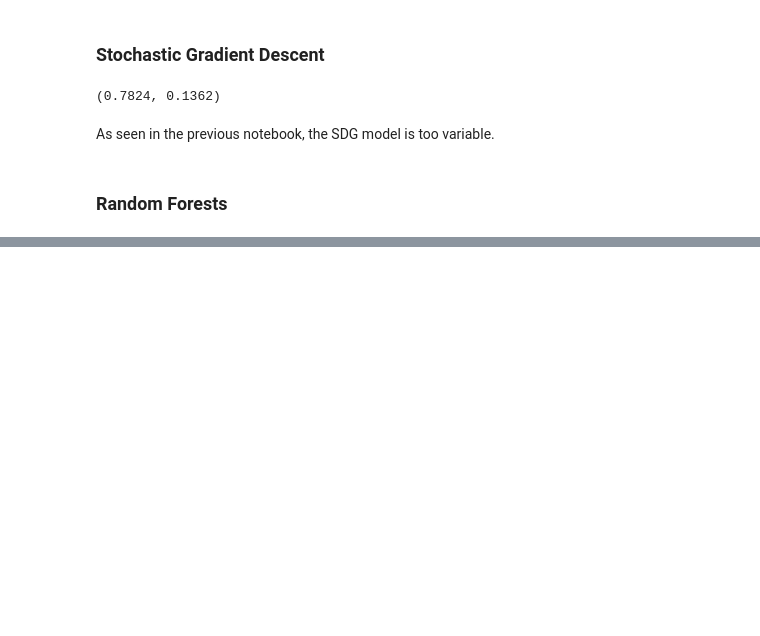
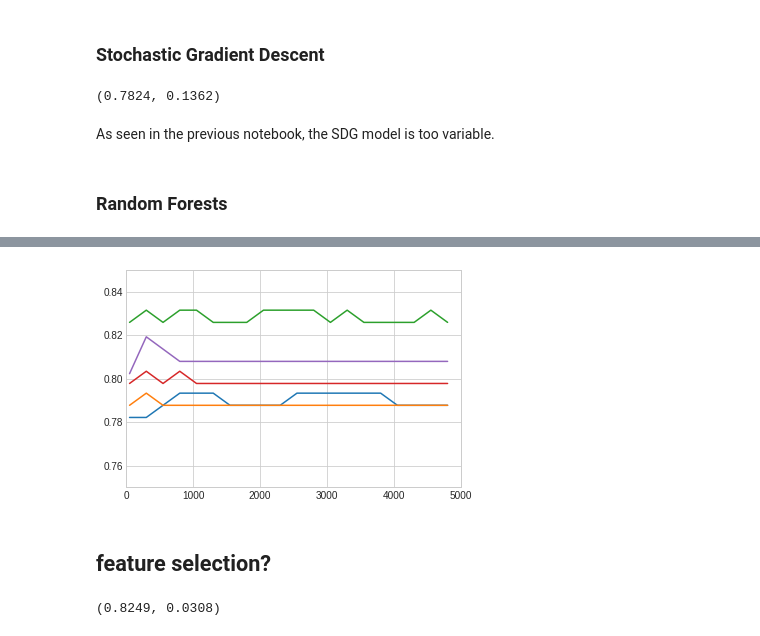
Before and after one commit to BigBangData/TitanicSurvival, a Jupyter notebook: TitanicPredictions.ipynb, the cells around one changed output, grey strips where cells are left out. Cells and saved outputs as stored; diff of their text form; code cells hidden in the pictures; blank space fills up the shorter version.

```diff
--- a/TitanicPredictions.ipynb
+++ b/TitanicPredictions.ipynb
@@ -53,0 +191,19 @@ from sklearn.model_selection import GridSearchCV
+# %%
+ x = list(noot_entr['n_estimators'])
+Y1 = list(noot_entr['cv1'])
+Y2 = list(noot_entr['cv2'])
+Y3 = list(noot_entr['cv3'])
+Y4 = list(noot_entr['cv4'])
+Y5 = list(noot_entr['cv5'])
+
+plt.axis([0, 5000, .75, .85])
+plt.plot(x, Y1)
+plt.plot(x, Y2)
+plt.plot(x, Y3)
+plt.plot(x, Y4)
+plt.plot(x, Y5)
+plt.show()
+# %% [output]
+[figure, added]
+# %% [markdown]
+## feature selection?
@@ -54,2 +216,8 @@ from sklearn.model_selection import GridSearchCV
+# %%
+accuracies = cross_val_score(forest_clf, X, y, cv=10)
+mn, sd = round(accuracies.mean(),4), round(accuracies.std(),4)
+mn, sd
+# %% [output]
+(0.8249, 0.0308)
 # %%
 grid_param = {
```
Also changed, not shown: parts of 41 cells of this notebook, 1 other file.
